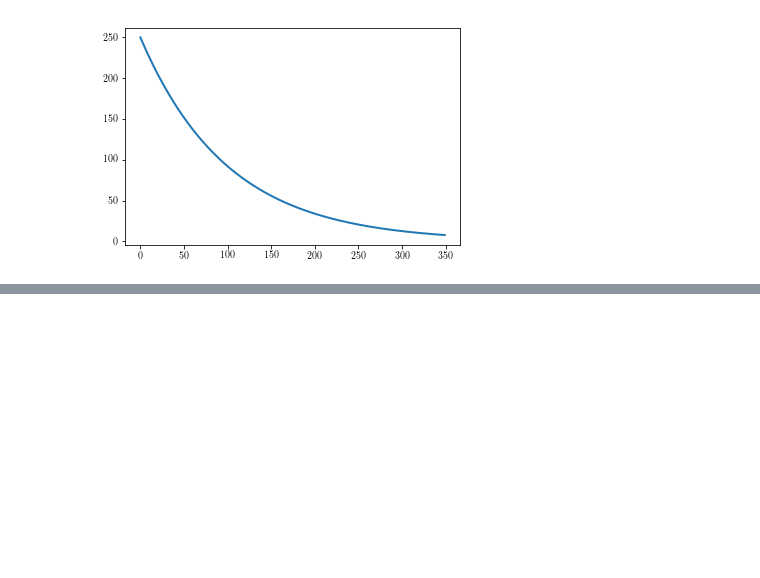
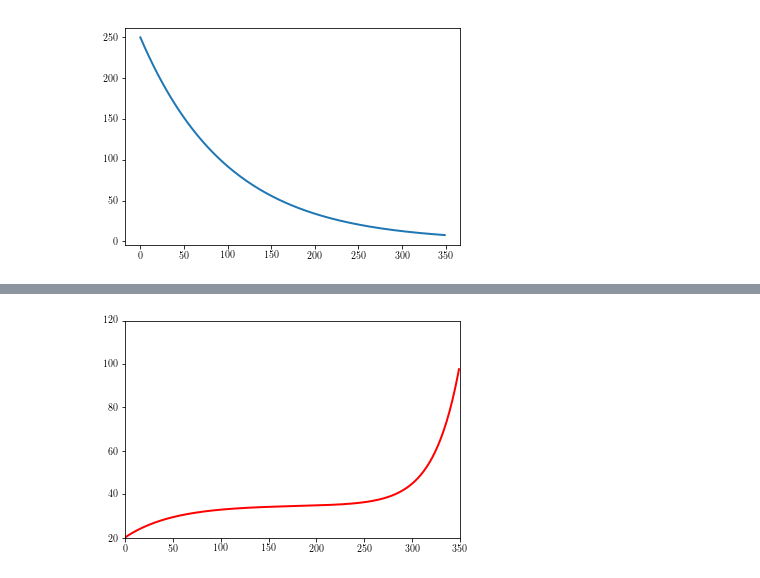
Before and after one commit to rnwatanabe/projectPR, a Jupyter notebook: ExampleNotebooks/MUProperties.ipynb, the cells around one changed output, grey strips where cells are left out. Cells and saved outputs as stored; diff of their text form; code cells hidden in the pictures; blank space fills up the shorter version.

```diff
--- a/ExampleNotebooks/MUProperties.ipynb
+++ b/ExampleNotebooks/MUProperties.ipynb
@@ -149,9 +151,23 @@ plt.plot(n,(250-50)*np.exp(-0.01*n)+(50)*np.exp(-0.01*n))
 [figure]
 # %%
 tc5 = np.empty_like(tc1)
+'''
+VS1 = 100.0
+VFR1 = 45.0
+VFF1 = 35.0
+VFFN = 20.25
+'''
+VS1 = 20.25
+VFR1 = 35.0
+VFF1 = 45.0
+VFFN = 100
+Nmu = 350
+NmuS = 250
+NmuFF = 50
 
 for i in xrange(350):
-    tc5[i] = (100-45.0) * np.exp(-0.025*i) + (45 - 20.25) * (1 - np.exp(1/50.0*np.log((35-45.0)/(20.25-45))*(350-(i)))) + 20.25
+    tc5[i] = ((VS1 - VFR1) * np.exp(-5.0*i/NmuS) +
+              (VFR1 - VFFN) * (1.0 - np.exp(1.0/NmuFF*np.log((VFF1 - VFR1)/(VFFN - VFR1)) * (Nmu - i))) + VFFN)
 
 plt.figure()
 plt.plot(n,tc5,'r-')
@@ -164,2 +178,3 @@ plt.show()
+[figure, added]
 # %%
 plt.figure()
```
Also changed, not shown: parts of 5 cells of this notebook, 3 other files.
